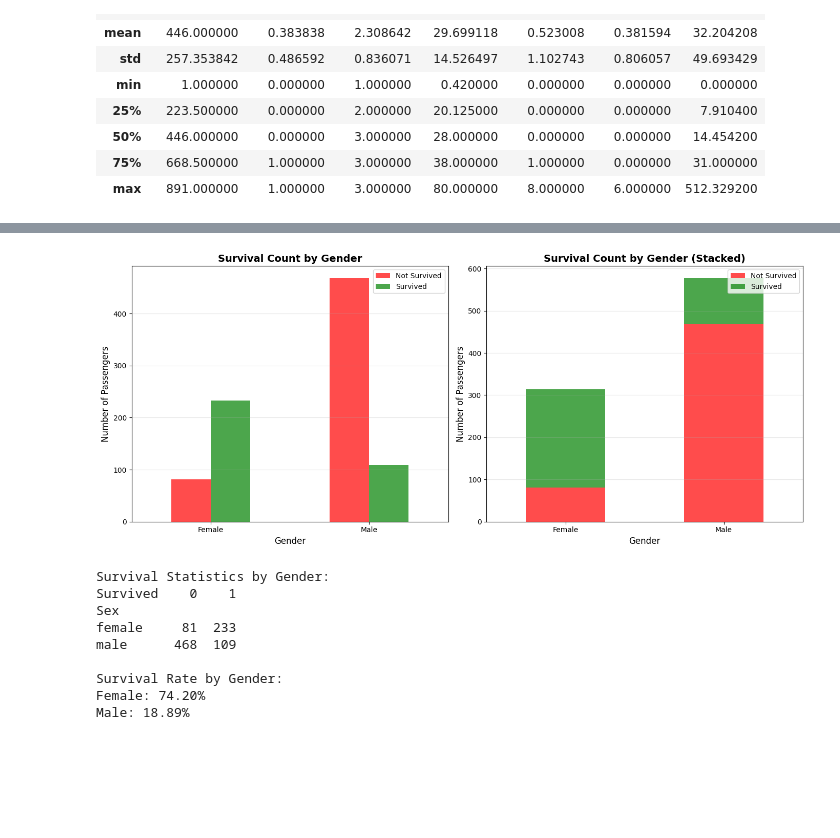
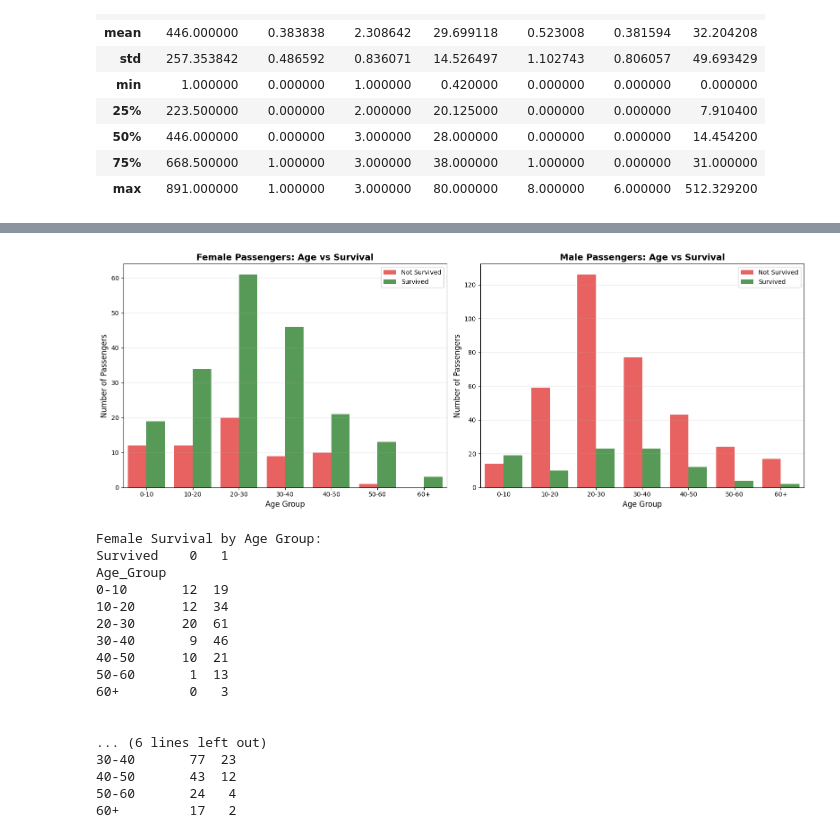
Before and after one commit to toRK25/EDUCBA, a Jupyter notebook: main.ipynb, the cells around one changed output, grey strips where cells are left out. Cells and saved outputs as stored; diff of their text form; code cells hidden in the pictures; blank space fills up the shorter version.

```diff
--- a/main.ipynb
+++ b/main.ipynb
@@ -73,48 +73,60 @@ train_df.head(30)
 | 28 | 29 | 1 | 3 | O'Dwyer, Miss. Ellen "Nellie" | female | NaN | 0 | 0 | 330959 | 7.8792 | ... |
 | 29 | 30 | 0 | 3 | Todoroff, Mr. Lalio | male | NaN | 0 | 0 | 349216 | 7.8958 | ... |
 # %%
-# Bar plot: Survival count by gender
-fig, axes = plt.subplots(1, 2, figsize=(14, 6))
+# Bar plot: Age vs Survival by Gender using Seaborn
+fig, axes = plt.subplots(1, 2, figsize=(16, 6))
 
-# Count survival by gender
-survival_by_gender = train_df.groupby(['Sex', 'Survived']).size().unstack()
+# Create age bins
+train_df['Age_Group'] = pd.cut(train_df['Age'], bins=[0, 10, 20, 30, 40, 50, 60, 80],
+                                labels=['0-10', '10-20', '20-30', '30-40', '40-50', '50-60', '60+'])
 
-# Plot 1: Grouped bar chart
-survival_by_gender.plot(kind='bar', ax=axes[0], color=['red', 'green'], alpha=0.7)
-axes[0].set_xlabel('Gender', fontsize=12)
+# Female: Age vs Survival
+female_df = train_df[train_df['Sex'] == 'female'].copy()
+sns.countplot(data=female_df, x='Age_Group', hue='Survived', palette={0: 'red', 1: 'green'},
+              alpha=0.7, ax=axes[0])
+axes[0].set_xlabel('Age Group', fontsize=12)
 axes[0].set_ylabel('Number of Passengers', fontsize=12)
-axes[0].set_title('Survival Count by Gender', fontsize=14, fontweight='bold')
-axes[0].set_xticklabels(['Female', 'Male'], rotation=0)
-axes[0].legend(['Not Survived', 'Survived'], loc='upper right')
+axes[0].set_title('Female Passengers: Age vs Survival', fontsize=14, fontweight='bold')
+axes[0].legend(labels=['Not Survived', 'Survived'], loc='upper right')
 axes[0].grid(True, alpha=0.3, axis='y')
 
-# Plot 2: Stacked bar chart
-survival_by_gender.plot(kind='bar', stacked=True, ax=axes[1], color=['red', 'green'], alpha=0.7)
-axes[1].set_xlabel('Gender', fontsize=12)
+# Male: Age vs Survival
+male_df = train_df[train_df['Sex'] == 'male'].copy()
+sns.countplot(data=male_df, x='Age_Group', hue='Survived', palette={0: 'red', 1: 'green'},
+              alpha=0.7, ax=axes[1])
+axes[1].set_xlabel('Age Group', fontsize=12)
 axes[1].set_ylabel('Number of Passengers', fontsize=12)
-axes[1].set_title('Survival Count by Gender (Stacked)', fontsize=14, fontweight='bold')
-axes[1].set_xticklabels(['Female', 'Male'], rotation=0)
-axes[1].legend(['Not Survived', 'Survived'], loc='upper right')
+axes[1].set_title('Male Passengers: Age vs Survival', fontsize=14, fontweight='bold')
+axes[1].legend(labels=['Not Survived', 'Survived'], loc='upper right')
 axes[1].grid(True, alpha=0.3, axis='y')
 
 plt.tight_layout()
 plt.show()
 
 # Print summary statistics
-print("\nSurvival Statistics by Gender:")
-print(survival_by_gender)
-print("\nSurvival Rate by Gender:")
-survival_rate = train_df.groupby('Sex')['Survived'].mean() * 100
-print(f"Female: {survival_rate['female']:.2f}%")
-print(f"Male: {survival_rate['male']:.2f}%")
+female_survival = female_df.groupby(['Age_Group', 'Survived']).size().unstack(fill_value=0)
+male_survival = male_df.groupby(['Age_Group', 'Survived']).size().unstack(fill_value=0)
+
+print("\nFemale Survival by Age Group:")
+print(female_survival)
+print("\n\nMale Survival by Age Group:")
+print(male_survival)
 # %% [output]
-[figure, old version]
+[figure, new version]
-Survival Statistics by Gender:
-Survived    0    1
-Sex
-female     81  233
-male      468  109
+Female Survival by Age Group:
+Survived    0   1
+Age_Group
+0-10       12  19
+10-20      12  34
+20-30      20  61
+30-40       9  46
+40-50      10  21
+50-60       1  13
+60+         0   3
 
-Survival Rate by Gender:
-Female: 74.20%
-Male: 18.89%
+
+... (6 lines left out)
+30-40       77  23
+40-50       43  12
+50-60       24   4
+60+         17   2
```
Also changed, not shown: parts of 2 cells of this notebook.
